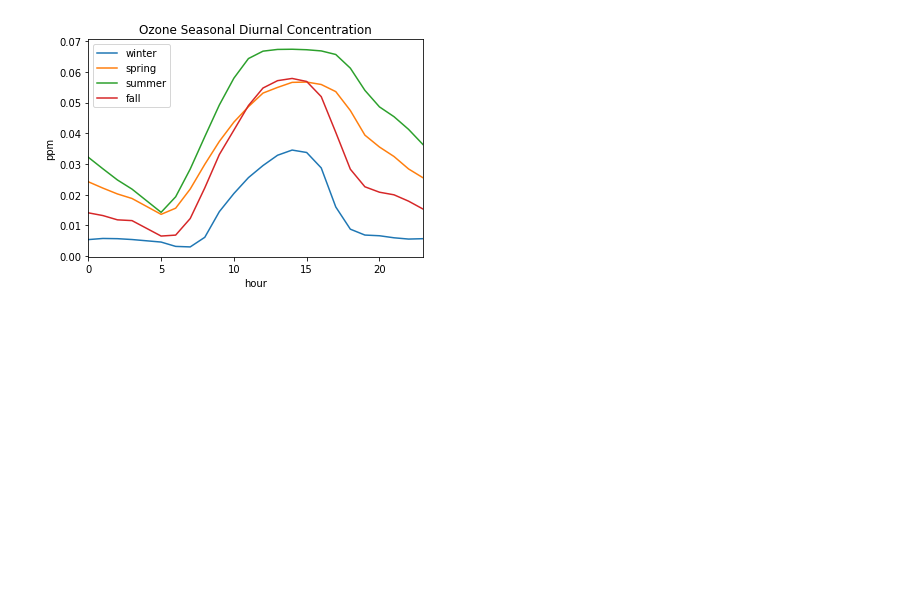
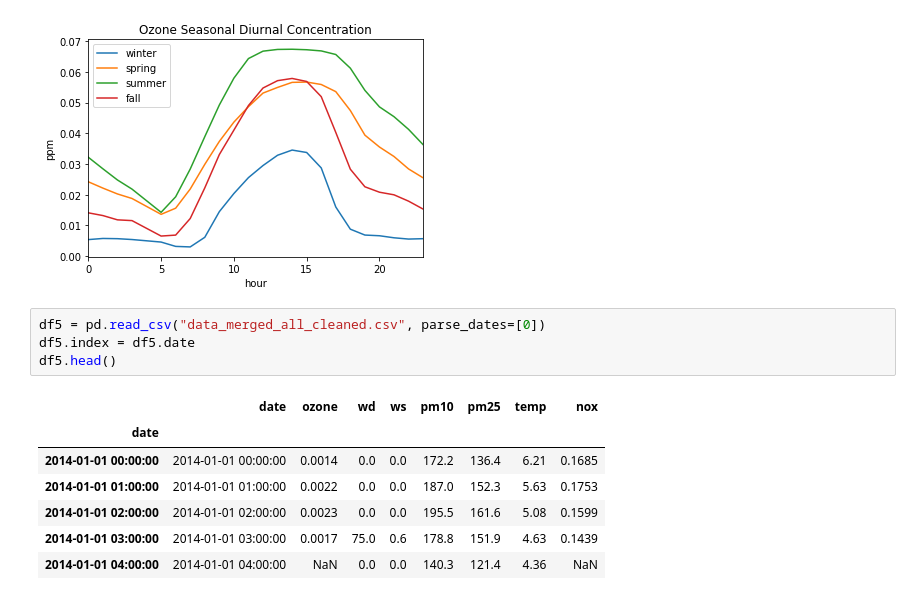
Before and after one commit to byronwasti/fresno-air-quality-data-analysis, a Jupyter notebook: Diurnal Plots.ipynb, the cells around one changed output. Cells and saved outputs as stored; diff of their text form; blank space fills up the shorter version.

```diff
--- a/Diurnal Plots.ipynb
+++ b/Diurnal Plots.ipynb
@@ -139,3 +139,15 @@ plt.xlabel("hour")
 fig.savefig("seasons_Ozone.svg")
 # %% [output]
 [figure]
+# %%
+df5 = pd.read_csv("data_merged_all_cleaned.csv", parse_dates=[0])
+df5.index = df5.date
+df5.head()
+# %% [output]
+|  | date | ozone | wd | ws | pm10 | pm25 | temp | nox |
+| date |  |  |  |  |  |  |  |  |
+| 2014-01-01 00:00:00 | 2014-01-01 00:00:00 | 0.0014 | 0.0 | 0.0 | 172.2 | 136.4 | 6.21 | 0.1685 |
+| 2014-01-01 01:00:00 | 2014-01-01 01:00:00 | 0.0022 | 0.0 | 0.0 | 187.0 | 152.3 | 5.63 | 0.1753 |
+| 2014-01-01 02:00:00 | 2014-01-01 02:00:00 | 0.0023 | 0.0 | 0.0 | 195.5 | 161.6 | 5.08 | 0.1599 |
+| 2014-01-01 03:00:00 | 2014-01-01 03:00:00 | 0.0017 | 75.0 | 0.6 | 178.8 | 151.9 | 4.63 | 0.1439 |
+| 2014-01-01 04:00:00 | 2014-01-01 04:00:00 | NaN | 0.0 | 0.0 | 140.3 | 121.4 | 4.36 | NaN |
```
Also changed, not shown: parts of 4 cells of this notebook, 5 other files.
